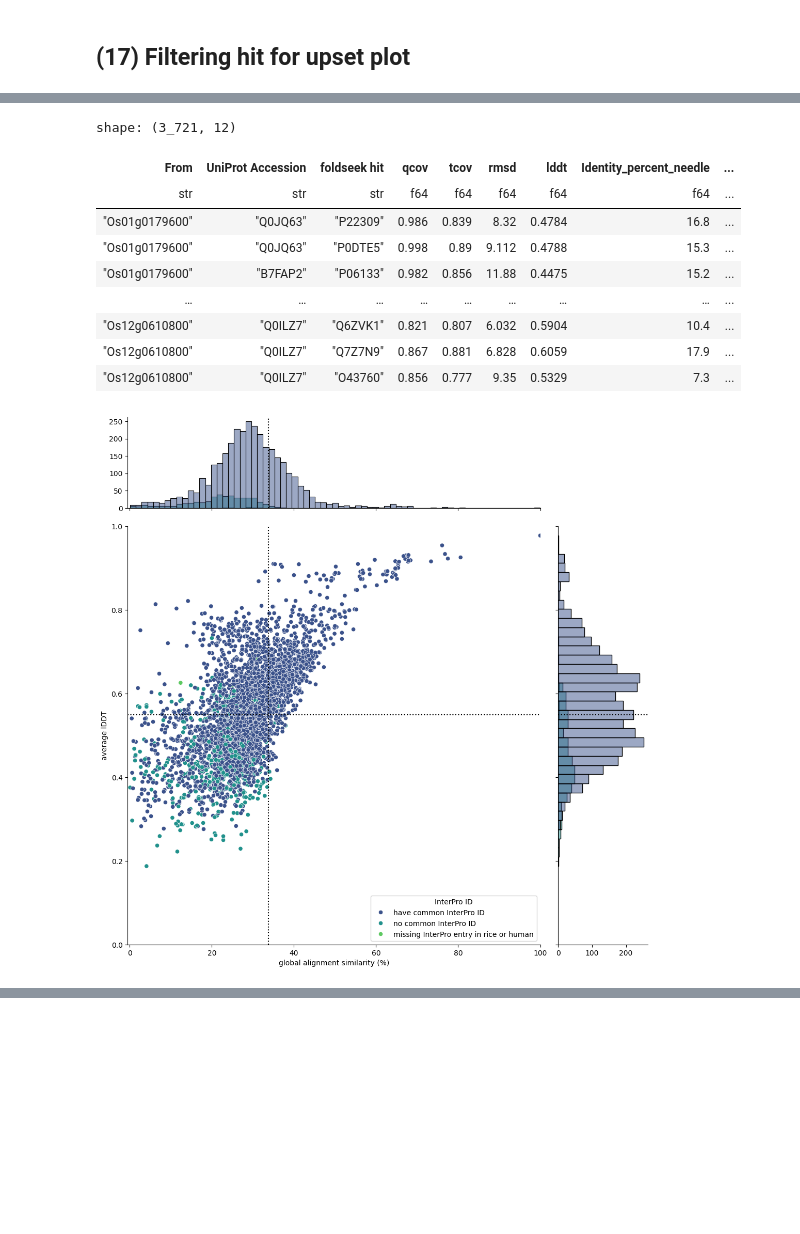
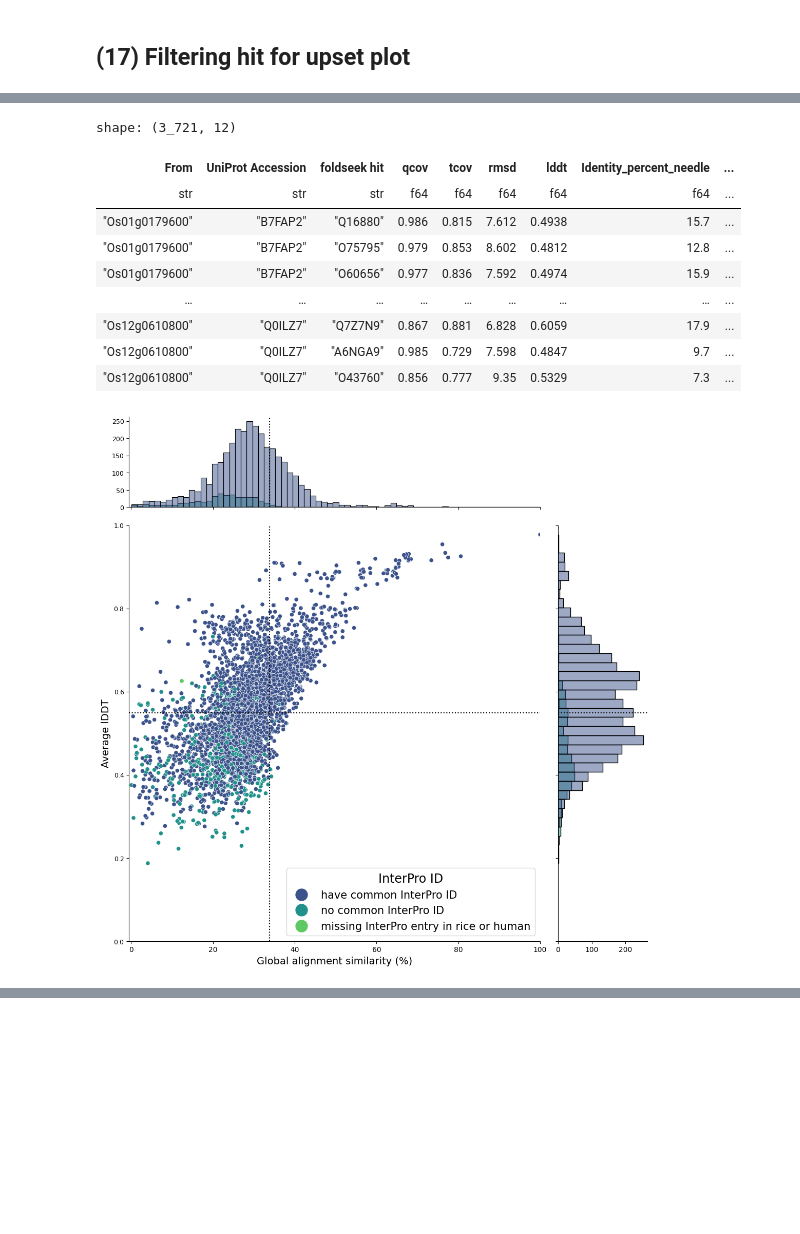
Before and after one commit to yonesora56/HS_rice_analysis, a Jupyter notebook: notebooks/13_foldseek_result_parse_2_down.ipynb, the cells around one changed output, grey strips where cells are left out. Cells and saved outputs as stored; diff of their text form; code cells hidden in the pictures.

```diff
--- a/notebooks/13_foldseek_result_parse_2_down.ipynb
+++ b/notebooks/13_foldseek_result_parse_2_down.ipynb
@@ -1353,41 +1383,41 @@ g = sns.JointGrid(
     x="Similarity_percent_needle",
     y="lddt",
     hue="InterPro ID intersection tag",
     height=11,
     dropna=False,
     ratio=4,
     palette="viridis",
     marginal_ticks=True
 )
 g.ax_joint.set_xlim(-0.5,100)
 g.ax_joint.set_ylim(0,1)
-g.ax_joint.set_xlabel("global alignment similarity (%)")
-g.ax_joint.set_ylabel("average lDDT")
+g.ax_joint.set_xlabel("Global alignment similarity (%)", fontsize=14)
+g.ax_joint.set_ylabel("Average lDDT", fontsize=14)
 
 # g.refline(x=25, color="black", linestyle=":")
 # g.refline(x=50, color="black", linestyle=":")
 # g.refline(x=75, color="black", linestyle=":")
 # g.refline(y=0.5, color="black", linestyle=":")
 g.refline(x=third_quartile, color="black", linestyle=":")
 g.refline(y=median_y, color="black", linestyle=":")
 g.plot(sns.scatterplot, sns.histplot)
 handles, labels = g.ax_joint.get_legend_handles_labels()
-g.ax_joint.legend(handles=handles, labels=labels, title='InterPro ID')
+g.ax_joint.legend(handles=handles, labels=labels, title='InterPro ID', fontsize=15, title_fontsize=17, markerscale=3)
 
 display(domain_info_viz)
 plt.show()
 # %% [output]
 shape: (3_721, 12)
 | From | UniProt Accession | foldseek hit | qcov | tcov | rmsd | lddt | Identity_percent_needle | ... |
 | str | str | str | f64 | f64 | f64 | f64 | f64 | ... |
-| "Os01g0179600" | "Q0JQ63" | "P22309" | 0.986 | 0.839 | 8.32 | 0.4784 | 16.8 | ... |
-| "Os01g0179600" | "Q0JQ63" | "P0DTE5" | 0.998 | 0.89 | 9.112 | 0.4788 | 15.3 | ... |
-| "Os01g0179600" | "B7FAP2" | "P06133" | 0.982 | 0.856 | 11.88 | 0.4475 | 15.2 | ... |
+| "Os01g0179600" | "B7FAP2" | "Q16880" | 0.986 | 0.815 | 7.612 | 0.4938 | 15.7 | ... |
+| "Os01g0179600" | "B7FAP2" | "O75795" | 0.979 | 0.853 | 8.602 | 0.4812 | 12.8 | ... |
+| "Os01g0179600" | "B7FAP2" | "O60656" | 0.977 | 0.836 | 7.592 | 0.4974 | 15.9 | ... |
 | … | … | … | … | … | … | … | … | ... |
-| "Os12g0610800" | "Q0ILZ7" | "Q6ZVK1" | 0.821 | 0.807 | 6.032 | 0.5904 | 10.4 | ... |
 | "Os12g0610800" | "Q0ILZ7" | "Q7Z7N9" | 0.867 | 0.881 | 6.828 | 0.6059 | 17.9 | ... |
+| "Os12g0610800" | "Q0ILZ7" | "A6NGA9" | 0.985 | 0.729 | 7.598 | 0.4847 | 9.7 | ... |
 | "Os12g0610800" | "Q0ILZ7" | "O43760" | 0.856 | 0.777 | 9.35 | 0.5329 | 7.3 | ... |
-[figure, old version]
+[figure, new version]
 # %%
 g = sns.JointGrid(
     data=domain_info_viz,
```
Also changed, not shown: parts of 19 cells of this notebook, 4 other files.
